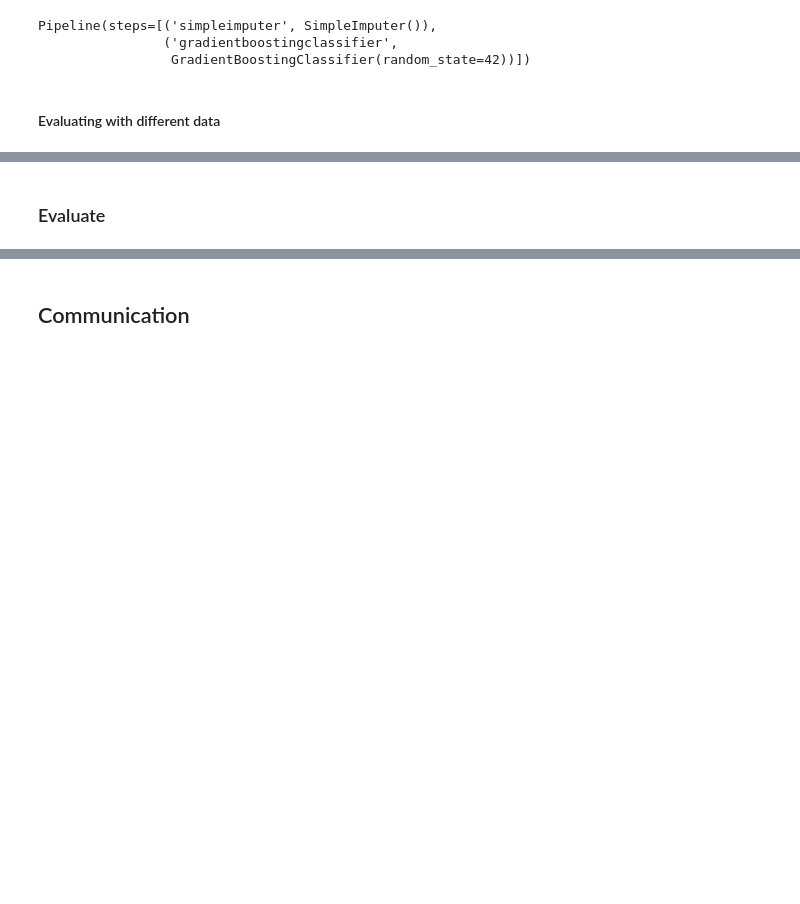
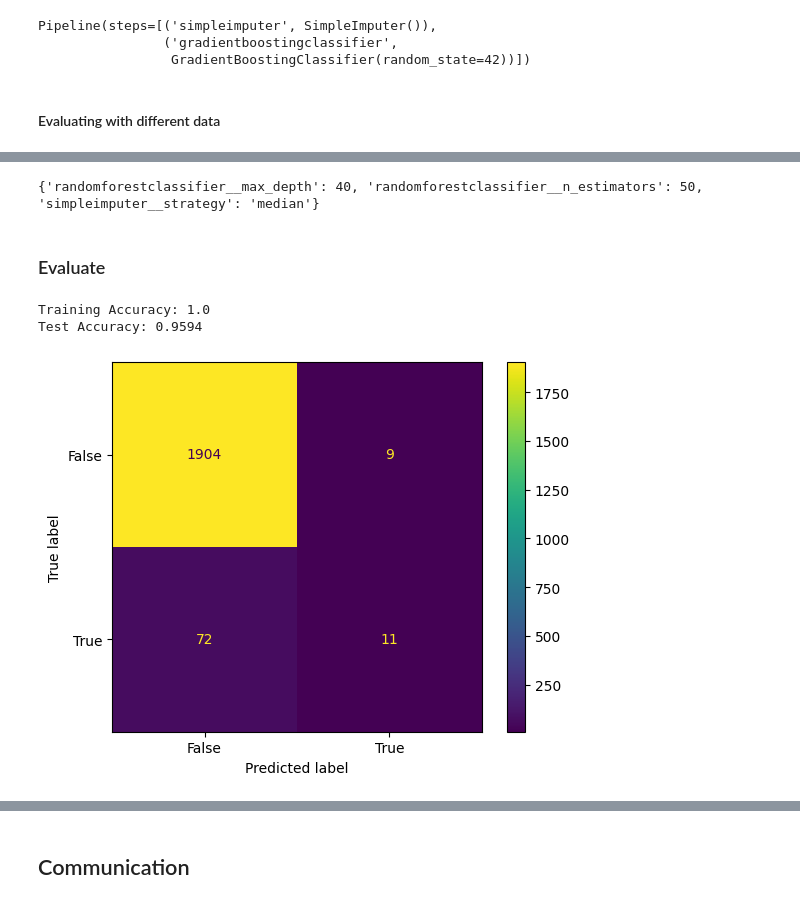
Before and after one commit to noelogbuagu/Data_Science_Portfolio, a Jupyter notebook: 5_Predicting_Bankruptcy/notebook.ipynb, the cells around one changed output, grey strips where cells are left out. Cells and saved outputs as stored; diff of their text form; code cells hidden in the pictures; blank space fills up the shorter version.

Commit message:
Complete notebook
completed the notebook. saved the model.

```diff
--- a/5_Predicting_Bankruptcy/notebook.ipynb
+++ b/5_Predicting_Bankruptcy/notebook.ipynb
@@ -517,0 +545,6 @@ DTOver Validation Accuracy: 0.9418
+# %%
+# make final best performing classifier
+clf = make_pipeline(
+    SimpleImputer(), RandomForestClassifier(random_state=42)
+)
+print(clf)
@@ -517,0 +565,9 @@ DTOver Validation Accuracy: 0.9418
+# %%
+
+# define hyper parameters
+params = {
+    "simpleimputer__strategy":["mean","median"],
+    "randomforestclassifier__max_depth":range(10,50,10),
+    "randomforestclassifier__n_estimators":range(25,100,25)
+    }
+params
@@ -517,0 +578,4 @@ DTOver Validation Accuracy: 0.9418
+# %%
+# perform gridsearchCV
+model = GridSearchCV(clf, param_grid=params, cv=5, n_jobs=-1, verbose=1)
+model
@@ -517,0 +592,3 @@ DTOver Validation Accuracy: 0.9418
+# %%
+# Train model
+model.fit(X_train_over, y_train_over)
@@ -518,15 +622,23 @@ DTOver Validation Accuracy: 0.9418
+# %%
+# show best parameters
+best_params = model.best_params_
+print(best_params)
+# %% [output]
+{'randomforestclassifier__max_depth': 40, 'randomforestclassifier__n_estimators': 50, 'simpleimputer__strategy': 'median'}
 # %% [markdown]
 ### Evaluate
 # %%
-# iterate through the 3 different models
-for m in [model_reg, model_under, model_over]:
-    # calaculate training accuracy
-    acc_train = m.score(X_train,y_train)
-    # calculate test accuracy
-    acc_test = m.score(X_test,y_test)
+# Evaluate on test set
+acc_train = model.score(X_train,y_train)
+acc_test = model.score(X_test,y_test)
 
-    print("Training Accuracy:", round(acc_train, 4))
-    print("Test Accuracy:", round(acc_test, 4))
+print("Training Accuracy:", round(acc_train, 4))
+print("Test Accuracy:", round(acc_test, 4))
+# %% [output]
+Training Accuracy: 1.0
+Test Accuracy: 0.9594
 # %%
 # Plot confusion matrix
-ConfusionMatrixDisplay.from_estimator(model_over, X_test,y_test);
+ConfusionMatrixDisplay.from_estimator(model, X_test, y_test);
+# %% [output]
+[figure, added]
```
Also changed, not shown: parts of 19 cells of this notebook, 2 other files.
